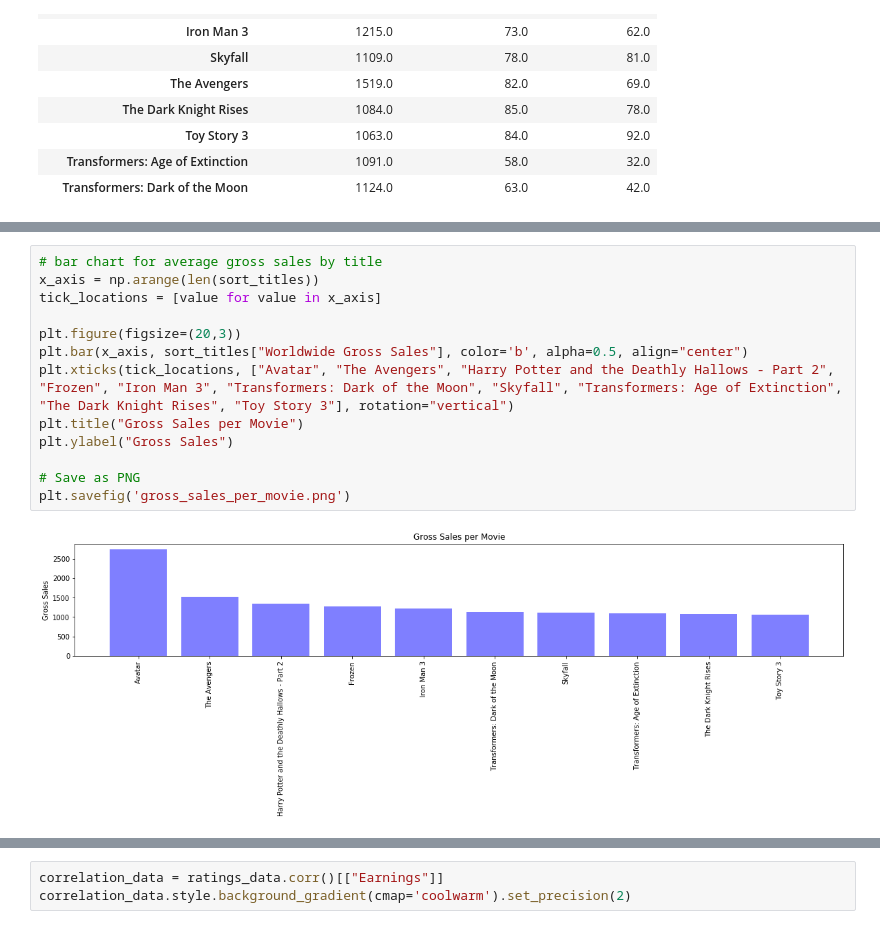
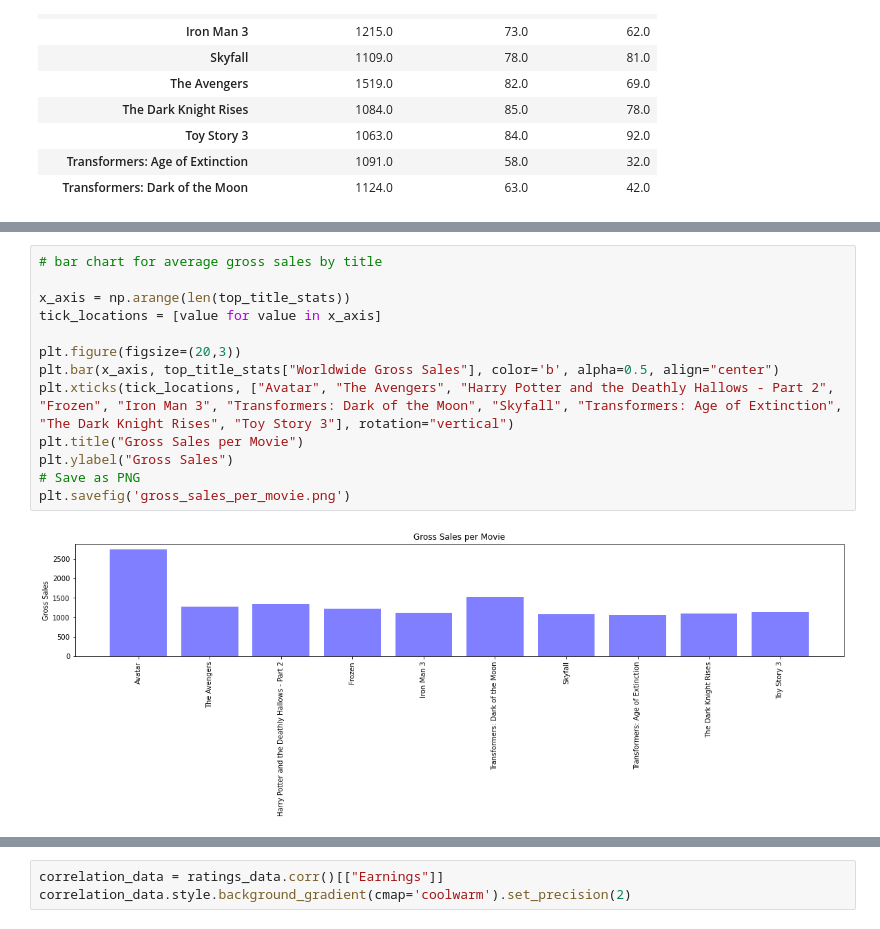
Before and after one commit to marbwhist/first-project, a Jupyter notebook: Main.ipynb, the cells around one changed output, grey strips where cells are left out. Saved outputs shown, nothing was run; the diff lists cells and outputs as text.

```diff
--- a/Main.ipynb
+++ b/Main.ipynb
@@ -384,18 +366,18 @@ sort_titles
 # %%
 # bar chart for average gross sales by title
-x_axis = np.arange(len(sort_titles))
+
+x_axis = np.arange(len(top_title_stats))
 tick_locations = [value for value in x_axis]
 
 plt.figure(figsize=(20,3))
-plt.bar(x_axis, sort_titles["Worldwide Gross Sales"], color='b', alpha=0.5, align="center")
+plt.bar(x_axis, top_title_stats["Worldwide Gross Sales"], color='b', alpha=0.5, align="center")
 plt.xticks(tick_locations, ["Avatar", "The Avengers", "Harry Potter and the Deathly Hallows - Part 2", "Frozen", "Iron Man 3", "Transformers: Dark of the Moon", "Skyfall", "Transformers: Age of Extinction", "The Dark Knight Rises", "Toy Story 3"], rotation="vertical")
 plt.title("Gross Sales per Movie")
 plt.ylabel("Gross Sales")
-
 # Save as PNG
 plt.savefig('gross_sales_per_movie.png')
 # %% [output]
-[figure, old version]
+[figure, new version]
 # %%
 # Set up new dataframe with focused data for our rating analysis
 ratings_data = movie_data[["title", "worldwide_gross", "imdb_rating", "metacritic"]].copy()
```
Also changed, not shown: parts of 20 cells of this notebook, 9 other files.
